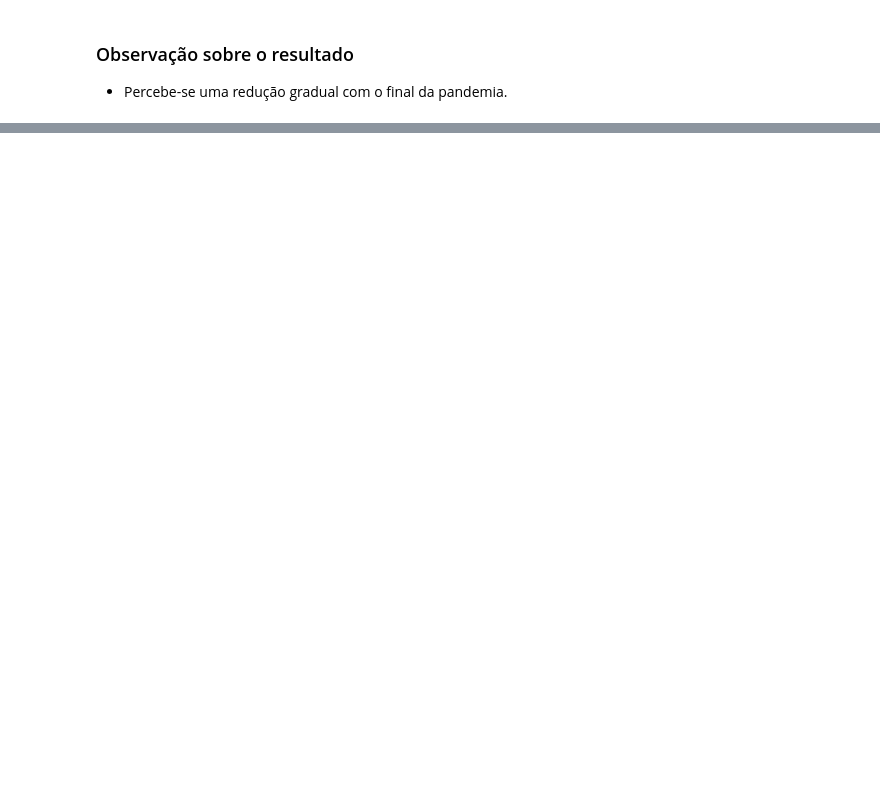
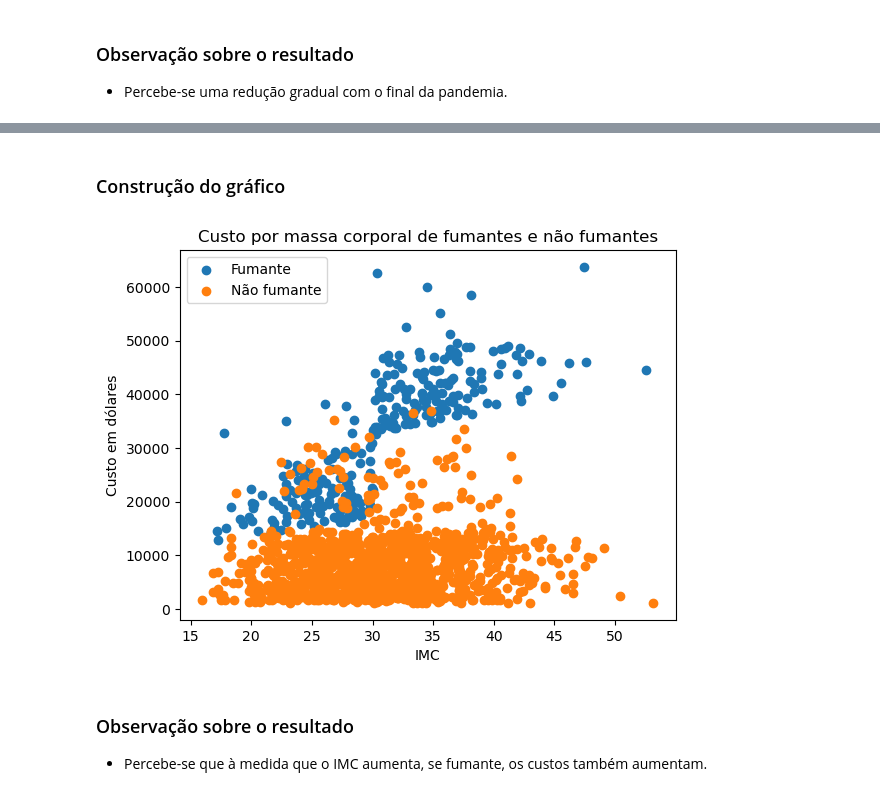
Before and after one commit to filipemr/metodologia-projeto-2, a Jupyter notebook: projeto-2.ipynb, the cells around one changed output, grey strips where cells are left out. Saved outputs shown, nothing was run; the diff lists cells and outputs as text; code cells hidden in the pictures; blank space fills up the shorter version.

```diff
--- a/projeto-2.ipynb
+++ b/projeto-2.ipynb
@@ -9,6 +9,7 @@ import matplotlib.pyplot as plt
 # %%
 histogram_df = pd.read_csv('./datasets/brazil_economy_indicators.csv')
 barplot_df = histogram_df
+scatterplot_df = pd.read_csv('./datasets/insurance.csv')
 # %% [markdown]
 # Histograma - Taxa de desemprego no Brasil
 # %% [markdown]
@@ -78,0 +82,33 @@ plt.show()
+# %%
+imcs = scatterplot_df['bmi']
+fumantes = scatterplot_df['smoker']
+custos = scatterplot_df['charges']
+
+imc_fumante = []
+custo_fumante = []
+
+imc_n_fumante = []
+custo_n_fumante = []
+# %%
+for indice in range(len(fumantes)):
+    if fumantes[indice] == 'yes':
+        imc_fumante.append(imcs[indice])
+        custo_fumante.append(custos[indice])
+    else:
+        imc_n_fumante.append(imcs[indice])
+        custo_n_fumante.append(custos[indice])
+# %% [markdown]
+### Construção do gráfico
+# %%
+plt.scatter(imc_fumante, custo_fumante)
+plt.scatter(imc_n_fumante, custo_n_fumante)
+plt.legend(["Fumante", "Não fumante"])
+plt.title('Custo por massa corporal de fumantes e não fumantes')
+plt.xlabel('IMC')
+plt.ylabel('Custo em dólares')
+plt.show()
+# %% [output]
+[figure, added]
+# %% [markdown]
+### Observação sobre o resultado
+- Percebe-se que à medida que o IMC aumenta, se fumante, os custos também aumentam.
```
Also changed, not shown: parts of 3 cells of this notebook, 1 other file.
